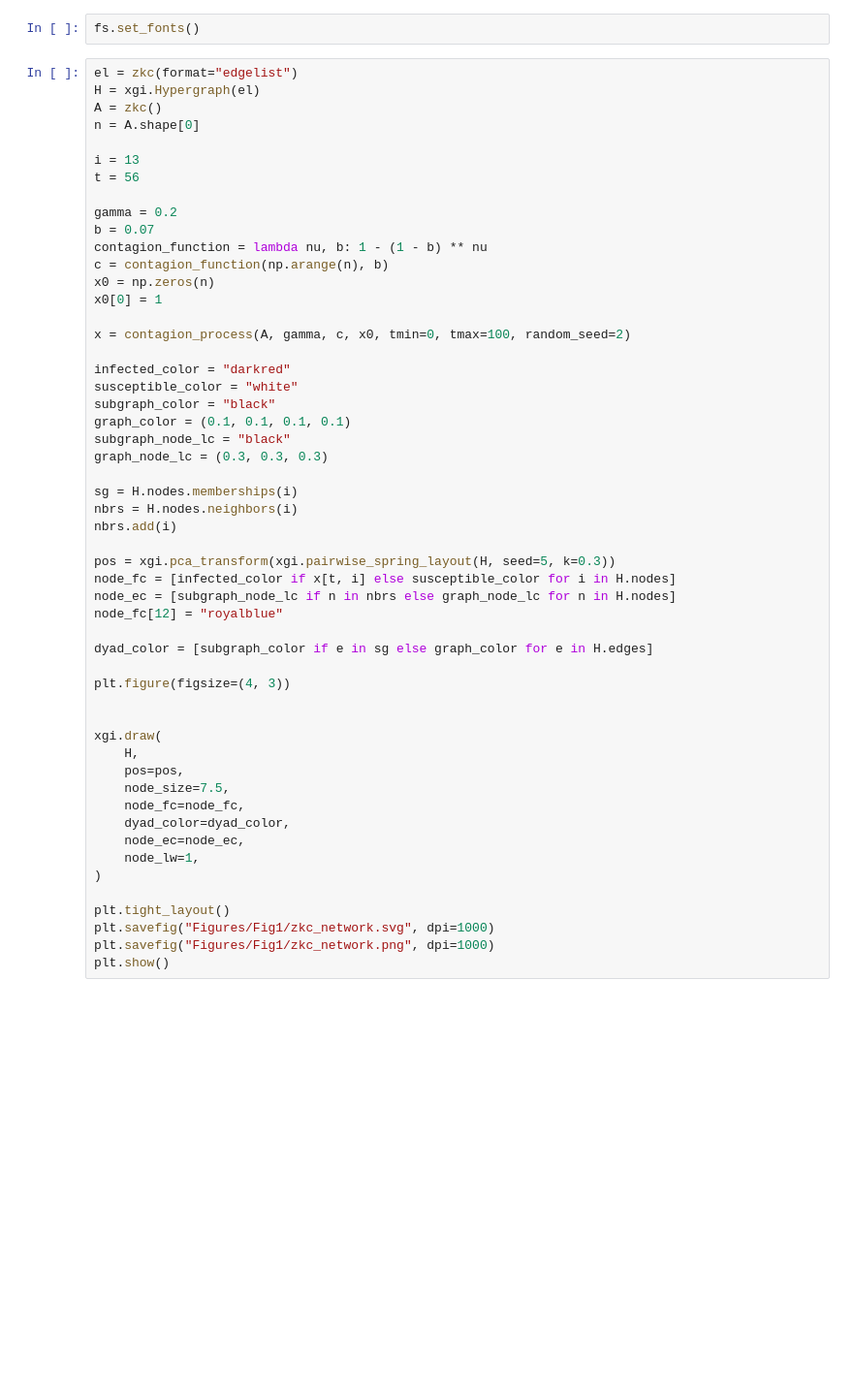
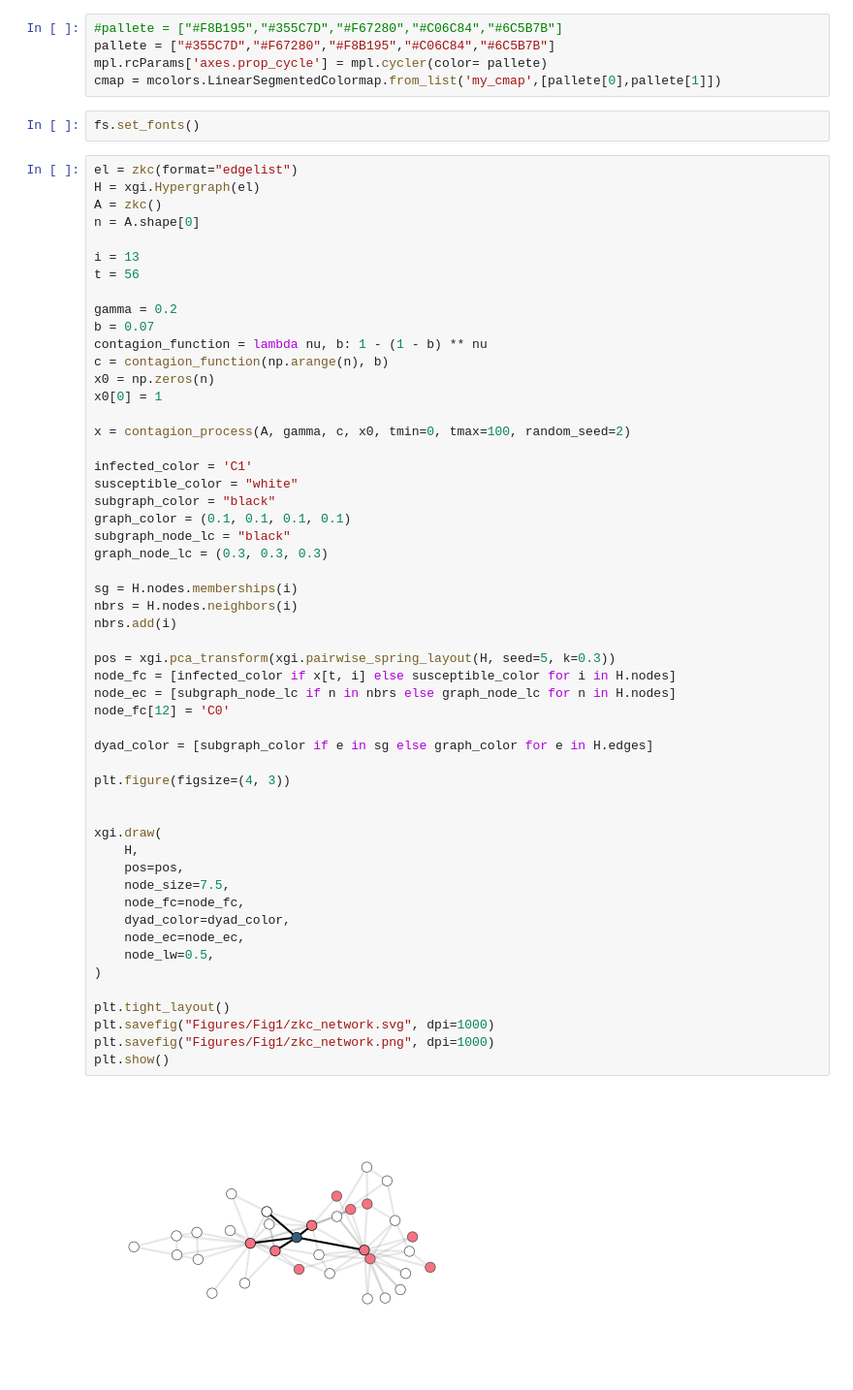
Before and after one commit to nwlandry/complex-network-reconstruction, a Jupyter notebook: plot_fig1.ipynb, the cells around one changed output. Shown at 97% size. Drawn from its saved outputs; the diff is of its cells as text; blank space fills up the shorter version.

Commit message:
restyle plots

```diff
--- a/plot_fig1.ipynb
+++ b/plot_fig1.ipynb
@@ -14,3 +18,8 @@ from lcs import *
+# %%
+#pallete = ["#F8B195","#355C7D","#F67280","#C06C84","#6C5B7B"]
+pallete = ["#355C7D","#F67280","#F8B195","#C06C84","#6C5B7B"]
+mpl.rcParams['axes.prop_cycle'] = mpl.cycler(color= pallete)
+cmap = mcolors.LinearSegmentedColormap.from_list('my_cmap',[pallete[0],pallete[1]])
 # %%
 fs.set_fonts()
 # %%
@@ -31,41 +40,43 @@ x0[0] = 1
 
 x = contagion_process(A, gamma, c, x0, tmin=0, tmax=100, random_seed=2)
 
-infected_color = "darkred"
+infected_color = 'C1'
 susceptible_color = "white"
 subgraph_color = "black"
 graph_color = (0.1, 0.1, 0.1, 0.1)
 subgraph_node_lc = "black"
 graph_node_lc = (0.3, 0.3, 0.3)
 
 sg = H.nodes.memberships(i)
 nbrs = H.nodes.neighbors(i)
 nbrs.add(i)
 
 pos = xgi.pca_transform(xgi.pairwise_spring_layout(H, seed=5, k=0.3))
 node_fc = [infected_color if x[t, i] else susceptible_color for i in H.nodes]
 node_ec = [subgraph_node_lc if n in nbrs else graph_node_lc for n in H.nodes]
-node_fc[12] = "royalblue"
+node_fc[12] = 'C0'
 
 dyad_color = [subgraph_color if e in sg else graph_color for e in H.edges]
 
 plt.figure(figsize=(4, 3))
 
 
 xgi.draw(
     H,
     pos=pos,
     node_size=7.5,
     node_fc=node_fc,
     dyad_color=dyad_color,
     node_ec=node_ec,
-    node_lw=1,
+    node_lw=0.5,
 )
 
 plt.tight_layout()
 plt.savefig("Figures/Fig1/zkc_network.svg", dpi=1000)
 plt.savefig("Figures/Fig1/zkc_network.png", dpi=1000)
 plt.show()
+# %% [output]
+[figure, added]
 # %%
 # Plot matrices
 plt.figure(figsize=(7, 3))
```
Also changed, not shown: parts of 5 cells of this notebook, 2 other files.
